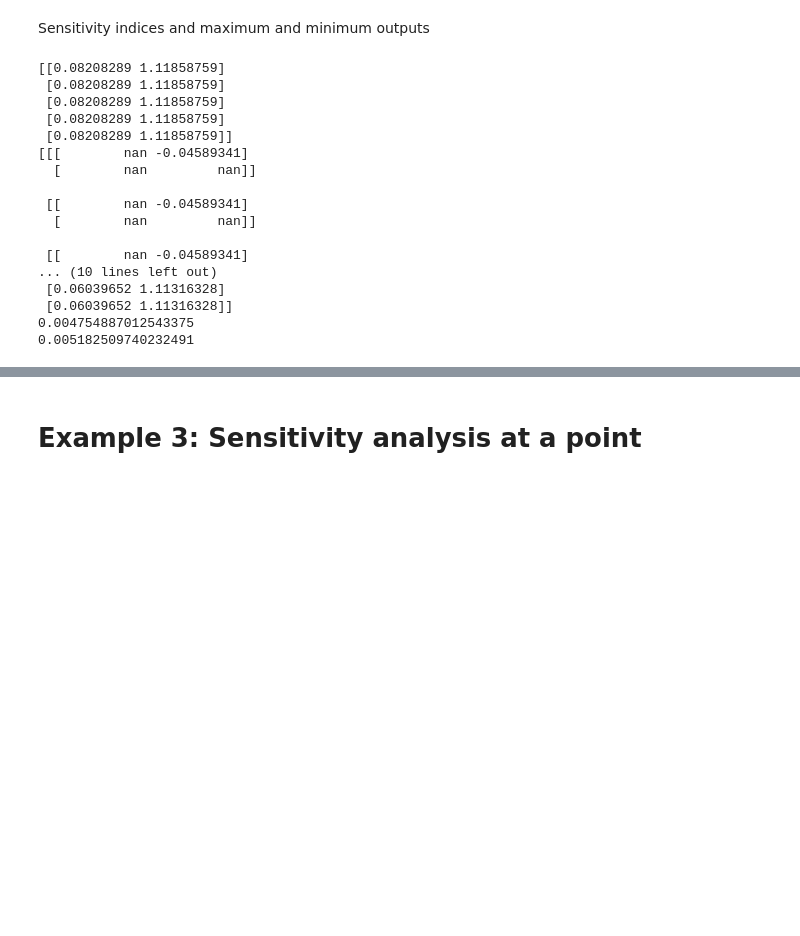
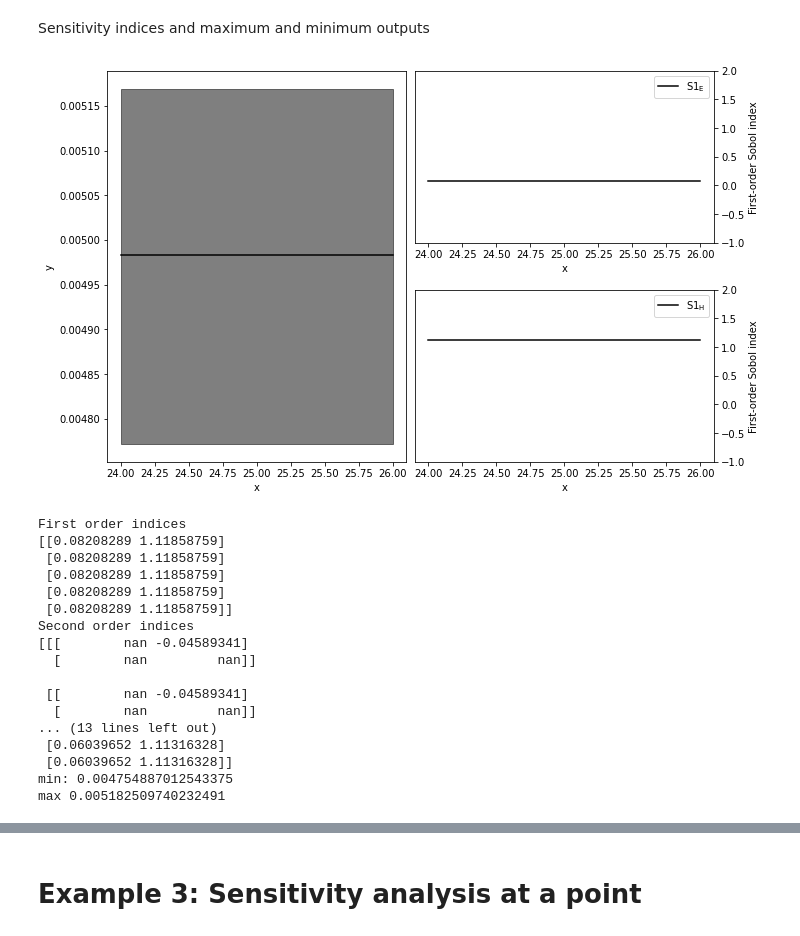
Before and after one commit to Abhinandan1996/seminar, a Jupyter notebook: sobol.ipynb, the cells around one changed output, grey strips where cells are left out. Cells and saved outputs as stored; diff of their text form; code cells hidden in the pictures; blank space fills up the shorter version.

```diff
--- a/sobol.ipynb
+++ b/sobol.ipynb
@@ -178,35 +181,77 @@ x = np.linspace(24,26,5)
 y = np.array([prob(x, *params) for params in param_values])
 # %%
 sobol_indices = [sobol.analyze(problem, Y) for Y in y.T]
+S1s = np.array([s['S1'] for s in sobol_indices])
 # %% [markdown]
 Sensitivity indices and maximum and minimum outputs
+# %%
+fig = plt.figure(figsize=(10, 6), constrained_layout=True)
+gs = fig.add_gridspec(2, 2)
+ax0 = fig.add_subplot(gs[:, 0])
+ax1 = fig.add_subplot(gs[0, 1])
+ax2 = fig.add_subplot(gs[1, 1])
+
+for i, ax in enumerate([ax1, ax2]):
+    ax.plot(x, S1s[:, i],
+            label=r'S1$_\mathregular{{{}}}$'.format(problem["names"][i]),
+            color='black')
+    ax.set_xlabel("x")
+    ax.set_ylabel("First-order Sobol index")
+
+    ax.set_ylim(-1, 2)
+
+    ax.yaxis.set_label_position("right")
+    ax.yaxis.tick_right()
+
+    ax.legend(loc='upper right')
+
+ax0.plot(x, np.mean(y, axis=0), label="Mean", color='black')
+
+# in percent
+prediction_interval = 95
+
+ax0.fill_between(x,
+                 np.percentile(y, 50 - prediction_interval/2., axis=0),
+                 np.percentile(y, 50 + prediction_interval/2., axis=0),
+                 alpha=0.5, color='black',
+                 label=f"{prediction_interval} % prediction interval")
+
+ax0.set_xlabel("x")
+ax0.set_ylabel("y")
+
+
+plt.show()
+# %% [output]
+[figure, added]
 # %%
 
 S1s = np.array([s['S1'] for s in sobol_indices])
 S2s = np.array([s['S2'] for s in sobol_indices])
 Sts = np.array([s['ST'] for s in sobol_indices])
+print("First order indices")
 print(S1s)
+print("Second order indices")
 print(S2s)
+print("Total order indices")
 print(Sts)
 
-
-print(min(map(min, y)))
-print(max(map(max, y)))
+print("min:",min(map(min, y)))
+print("max",max(map(max, y)))
 # %% [output]
+First order indices
 [[0.08208289 1.11858759]
  [0.08208289 1.11858759]
  [0.08208289 1.11858759]
  [0.08208289 1.11858759]
  [0.08208289 1.11858759]]
+Second order indices
 [[[        nan -0.04589341]
   [        nan         nan]]
 
  [[        nan -0.04589341]
   [        nan         nan]]
-
- [[        nan -0.04589341]
-... (10 lines left out)
+... (13 lines left out)
  [0.06039652 1.11316328]
  [0.06039652 1.11316328]]
-0.004754887012543375
-0.005182509740232491
+min: 0.004754887012543375
+max 0.005182509740232491
```
Also changed, not shown: parts of 4 cells of this notebook.
